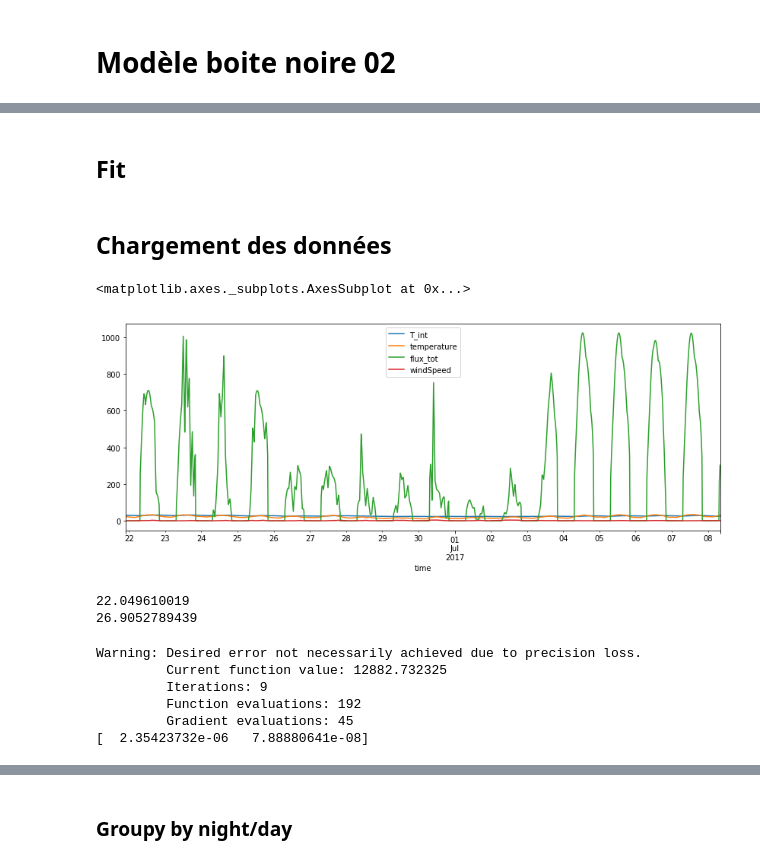
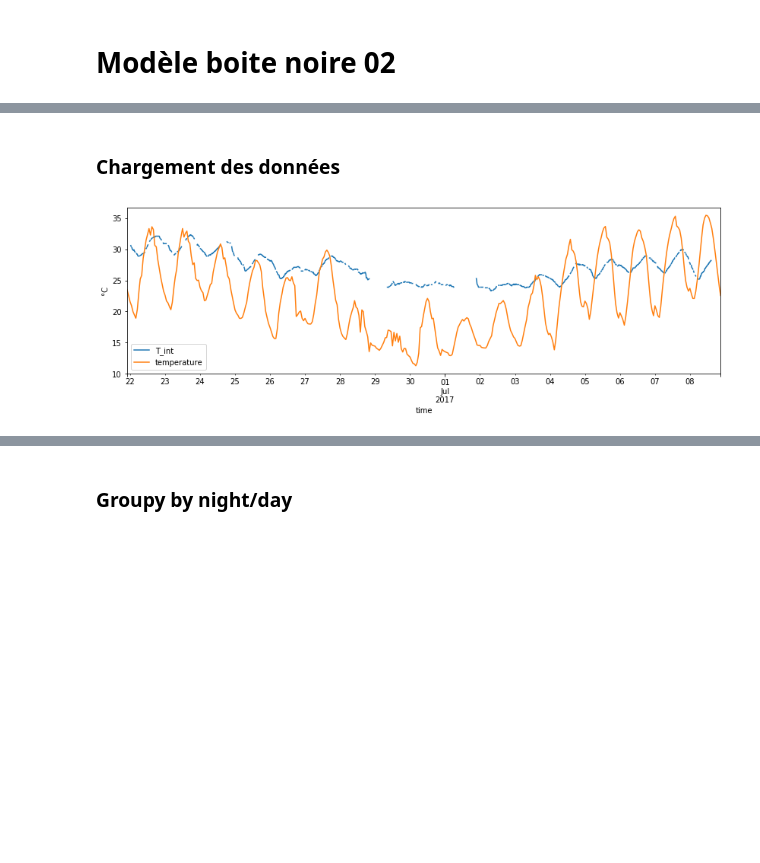
Before and after one commit to xdze2/thermique_appart, a Jupyter notebook: BlackBoxModel02.ipynb, the cells around one changed output, grey strips where cells are left out. Saved outputs shown, nothing was run; the diff lists cells and outputs as text; code cells hidden in the pictures; blank space fills up the shorter version.

```diff
--- a/BlackBoxModel02.ipynb
+++ b/BlackBoxModel02.ipynb
@@ -36,2 +9,0 @@ def model02_apply( h_M, eta_M,  T_ext, Phi, sample_freq=15*60 ):
-# %% [markdown]
-## Fit
@@ -53,12 +10,10 @@ def model01_fit( T_int, T_ext, Phi ):
 # %% [markdown]
-## Chargement des données
+### Chargement des données
 # %%
 df_full  = pd.read_pickle( 'weatherdata.pck' )
 # %%
 df = df_full[['T_int', 'temperature', 'flux_tot', 'windSpeed']].copy()
-df = df.dropna()
 # %%
-df.plot( figsize=(14, 5) )
+df[['T_int', 'temperature']].plot( figsize=(14, 4) ); plt.ylabel('°C');
 # %% [output]
-<matplotlib.axes._subplots.AxesSubplot at 0x...>
-[figure, old version]
+[figure, new version]
@@ -72,16 +19,0 @@ time_sec = df.index.astype(np.int64) // 10e9
-# %%
-print( T_ext.mean() )
-print( T_int.mean() )
-# %% [output]
-22.049610019
-26.9052789439
-# %%
-res = model01_fit( T_int, T_ext, Phi )
-print( res.x )
-# %% [output]
-Warning: Desired error not necessarily achieved due to precision loss.
-         Current function value: 12882.732325
-         Iterations: 9
-         Function evaluations: 192
-         Gradient evaluations: 45
-[  2.35423732e-06   7.88880641e-08]
```
Also changed, not shown: parts of 27 cells of this notebook, 1 other file.
